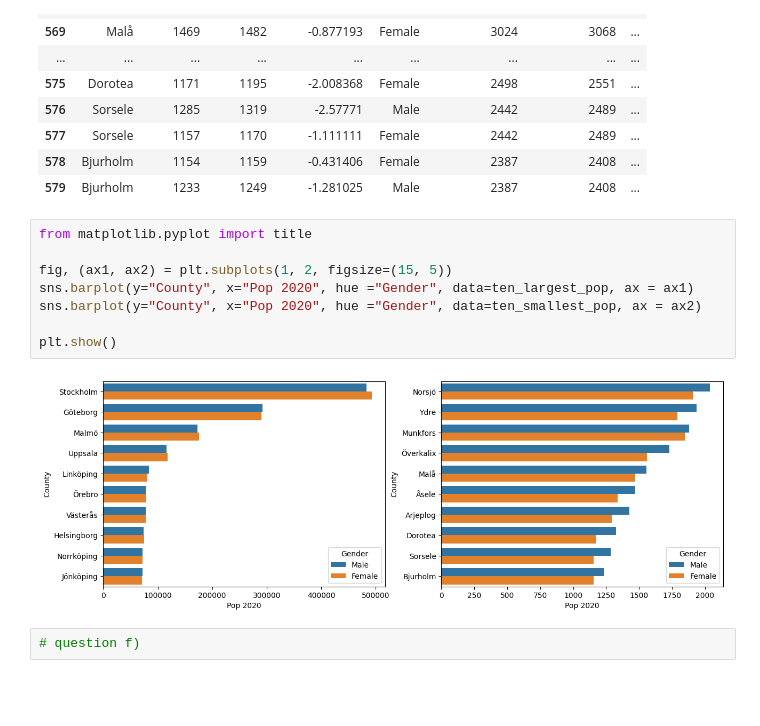
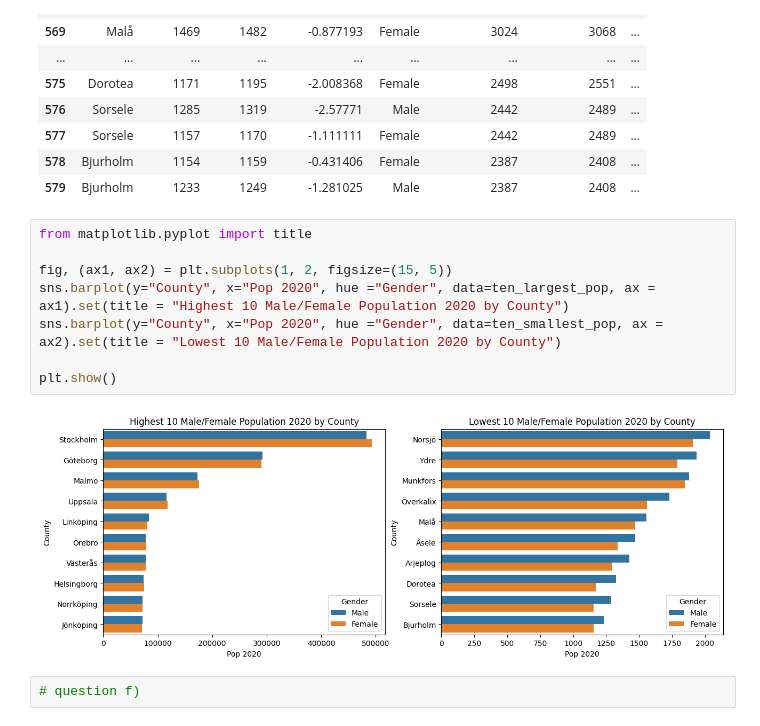
Before and after one commit to SCGlass/Data-Processing-Sam-Glass, a Jupyter notebook: Exercises/E00-Panda_fundamentals.ipynb, the cells around one changed output. Cells and saved outputs as stored; diff of their text form; blank space fills up the shorter version.

Commit message:
Fixing Titles

```diff
--- a/Exercises/E00-Panda_fundamentals.ipynb
+++ b/Exercises/E00-Panda_fundamentals.ipynb
@@ -623,12 +623,12 @@ ten_smallest_pop
 # %%
 from matplotlib.pyplot import title
 
 fig, (ax1, ax2) = plt.subplots(1, 2, figsize=(15, 5))
-sns.barplot(y="County", x="Pop 2020", hue ="Gender", data=ten_largest_pop, ax = ax1)
-sns.barplot(y="County", x="Pop 2020", hue ="Gender", data=ten_smallest_pop, ax = ax2)
+sns.barplot(y="County", x="Pop 2020", hue ="Gender", data=ten_largest_pop, ax = ax1).set(title = "Highest 10 Male/Female Population 2020 by County")
+sns.barplot(y="County", x="Pop 2020", hue ="Gender", data=ten_smallest_pop, ax = ax2).set(title = "Lowest 10 Male/Female Population 2020 by County")
 
 plt.show()
 # %% [output]
-[figure, old version]
+[figure, new version]
 # %%
 # question f)
```
